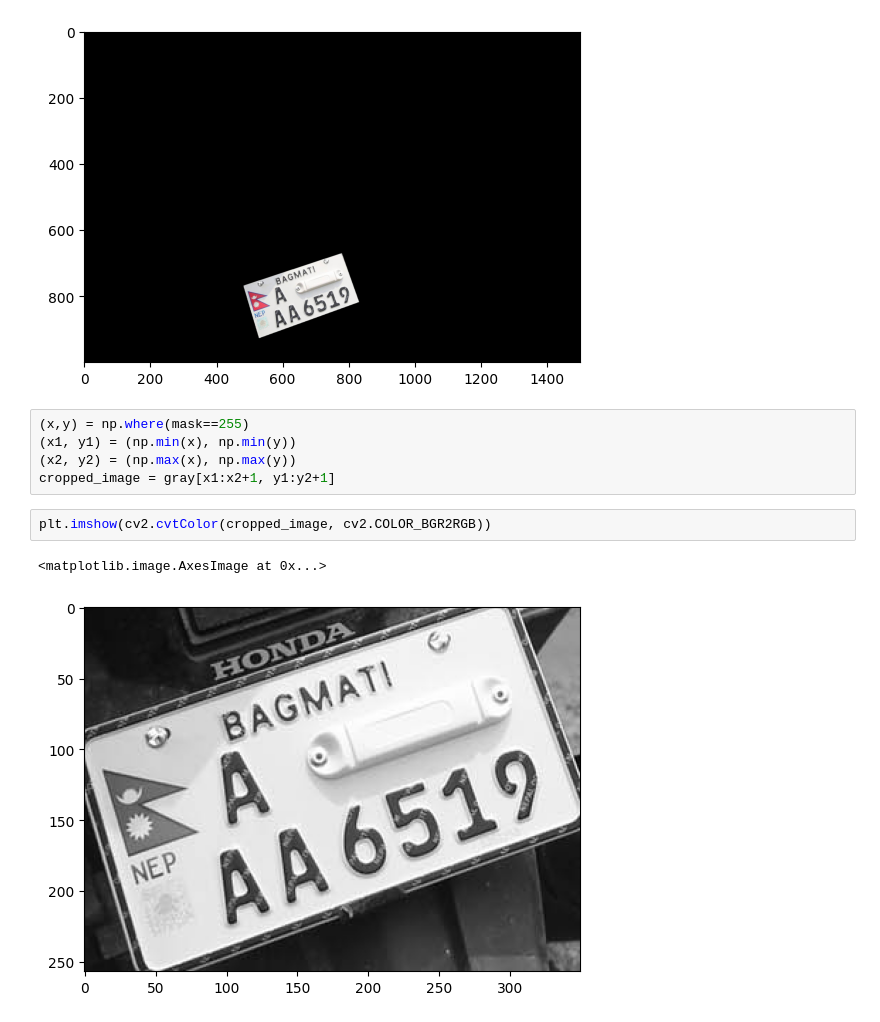
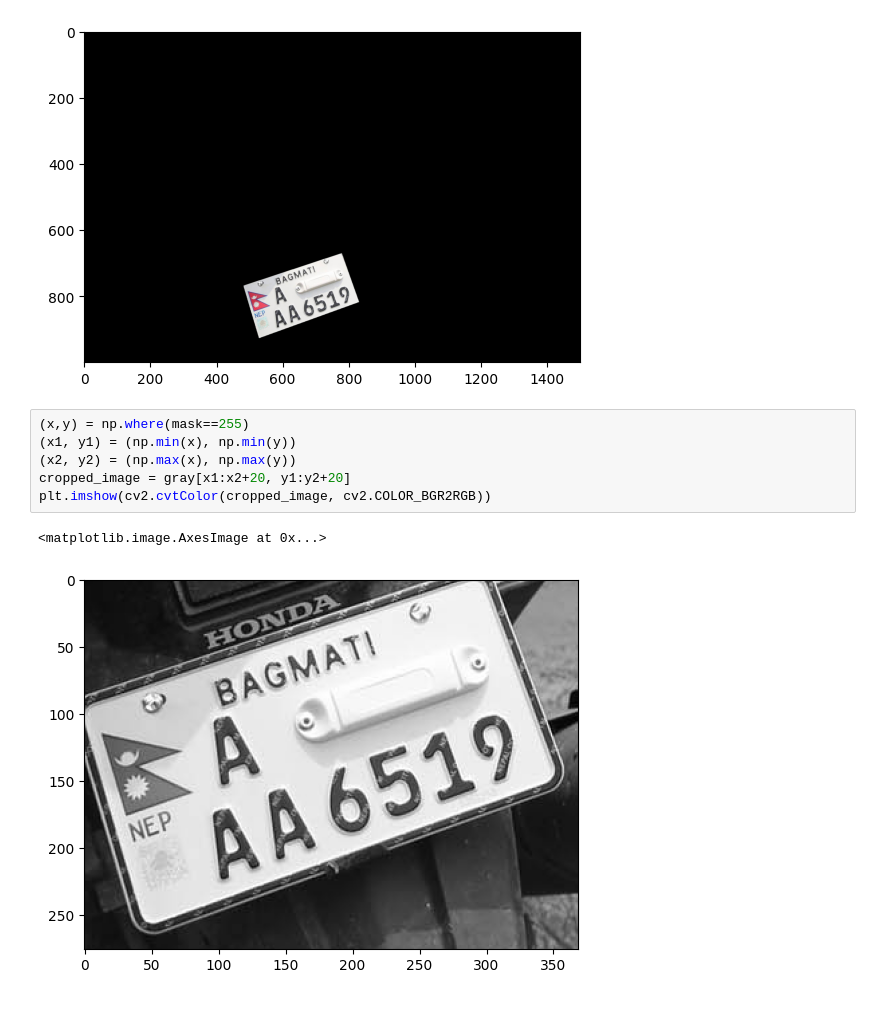
Before and after one commit to astik-dahal/licenseplatereaderpython, a Jupyter notebook: plate.ipynb, the cells around one changed output. Saved outputs shown, nothing was run; the diff lists cells and outputs as text.

```diff
--- a/plate.ipynb
+++ b/plate.ipynb
@@ -40,10 +40,9 @@ plt.imshow(cv2.cvtColor(new_image, cv2.COLOR_BGR2RGB))
 # %%
 (x,y) = np.where(mask==255)
 (x1, y1) = (np.min(x), np.min(y))
 (x2, y2) = (np.max(x), np.max(y))
-cropped_image = gray[x1:x2+1, y1:y2+1]
+cropped_image = gray[x1:x2+20, y1:y2+20]
+plt.imshow(cv2.cvtColor(cropped_image, cv2.COLOR_BGR2RGB))
+# %% [output]
+<matplotlib.image.AxesImage at 0x...>
+[figure, added]
-# %%
-plt.imshow(cv2.cvtColor(cropped_image, cv2.COLOR_BGR2RGB))
-# %% [output]
-<matplotlib.image.AxesImage at 0x...>
-[figure, removed]
```
Also changed, not shown: parts of 3 cells of this notebook, 1 other file.
